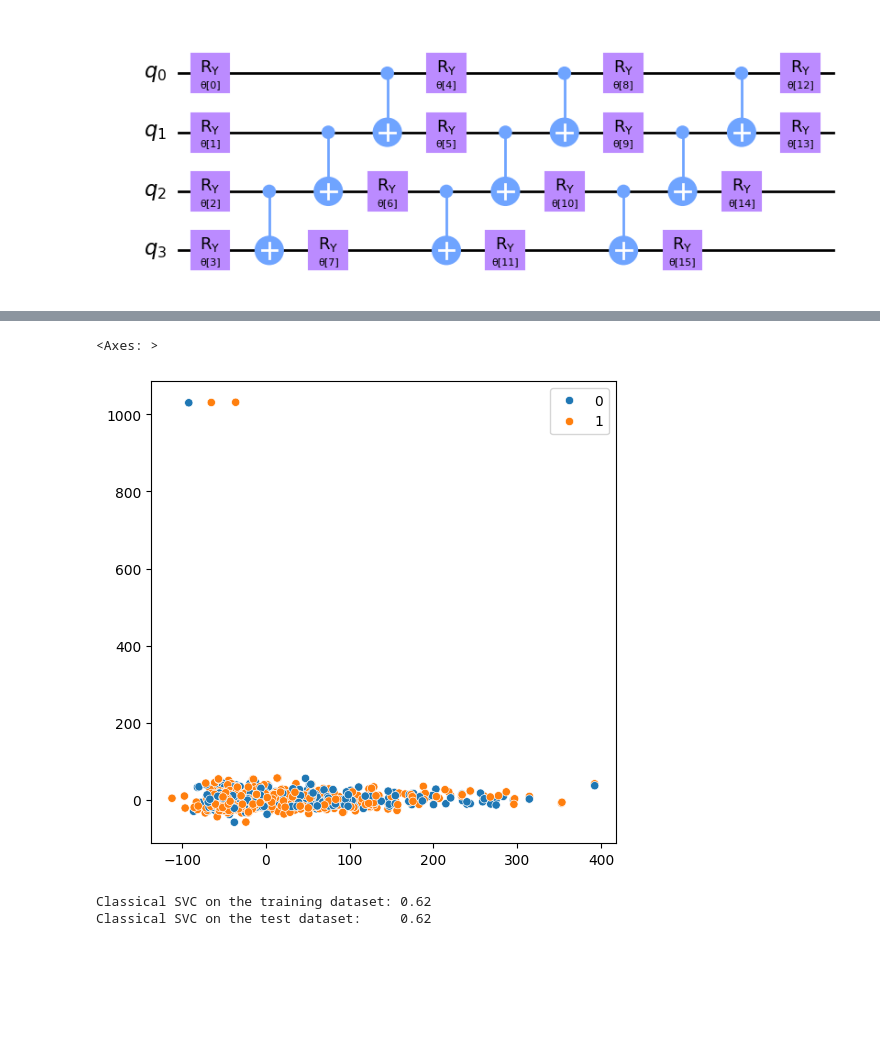
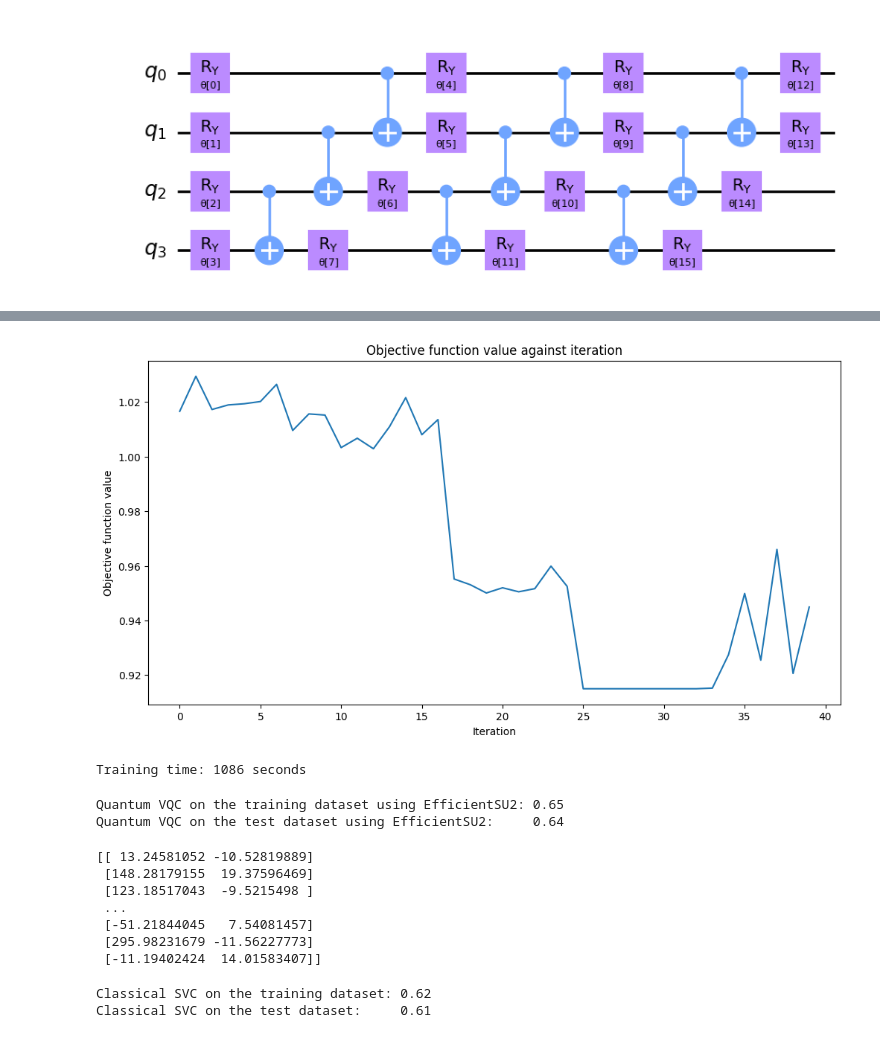
Before and after one commit to CharleneLimKH/Quantum_Computing, a Jupyter notebook: QuantumNN.ipynb, the cells around one changed output, grey strips where cells are left out. Drawn from its saved outputs; the diff is of its cells as text; code cells hidden in the pictures; blank space fills up the shorter version.

```diff
--- a/QuantumNN.ipynb
+++ b/QuantumNN.ipynb
@@ -189,25 +306,63 @@ Quantum VQC on the test dataset:     0.47
-# %%
-# Think this is incorrect, need to check
-from sklearn.decomposition import PCA
-
-features = PCA(n_components=4).fit_transform(X)
-
-plt.rcParams["figure.figsize"] = (6, 6)
-sns.scatterplot(x=features[:, 0], y=features[:, 1], hue=y, palette="tab10")
-# %% [output]
-<Axes: >
-[figure, removed]
+# %%
+from qiskit.circuit.library import EfficientSU2
+
+ansatz = EfficientSU2(num_qubits=num_features, reps=3)
+optimizer = COBYLA(maxiter=40)
+
+vqc = VQC(
+    sampler=sampler,
+    feature_map=feature_map,
+    ansatz=ansatz,
+    optimizer=optimizer,
+    callback=callback_graph,
+)
+
+# clear objective value history
+objective_func_vals = []
+
+start = time.time()
+vqc.fit(X_train, y_train)
+elapsed = time.time() - start
+
+print(f"Training time: {round(elapsed)} seconds")
+# %% [output]
+[figure, added]
+Training time: 1086 seconds
+# %%
+train_score_q2_eff = vqc.score(X_train, y_train)
+test_score_q2_eff = vqc.score(X_test, y_test)
+
+print(f"Quantum VQC on the training dataset using EfficientSU2: {train_score_q2_eff:.2f}")
+print(f"Quantum VQC on the test dataset using EfficientSU2:     {test_score_q2_eff:.2f}")
+# %% [output]
+Quantum VQC on the training dataset using EfficientSU2: 0.65
+Quantum VQC on the test dataset using EfficientSU2:     0.64
+# %%
+# PCA
+from sklearn.decomposition import PCA
+
+features_2 = PCA(n_components=2).fit_transform(features)
+print(features_2)
+# %% [output]
+[[ 13.24581052 -10.52819889]
+ [148.28179155  19.37596469]
+ [123.18517043  -9.5215498 ]
+ ...
+ [-51.21844045   7.54081457]
+ [295.98231679 -11.56227773]
+ [-11.19402424  14.01583407]]
 # %%
-train_features, test_features, train_labels, test_labels = train_test_split(
-    features, y, train_size=0.8, random_state=algorithm_globals.random_seed)
 
-svc.fit(train_features, train_labels)
+X_train, X_test, y_train, y_test = train_test_split(
+    features_2, y, train_size=0.8, random_state=algorithm_globals.random_seed)
 
-train_score_c2 = svc.score(train_features, train_labels)
-test_score_c2 = svc.score(test_features, test_labels)
+svc.fit(X_train, y_train)
+
+train_score_c2 = svc.score(X_train, y_train)
+test_score_c2 = svc.score(X_test, y_test)
 
 print(f"Classical SVC on the training dataset: {train_score_c2:.2f}")
 print(f"Classical SVC on the test dataset:     {test_score_c2:.2f}")
 # %% [output]
 Classical SVC on the training dataset: 0.62
-Classical SVC on the test dataset:     0.62
+Classical SVC on the test dataset:     0.61
```
Also changed, not shown: parts of 26 cells of this notebook, 8 other files.
